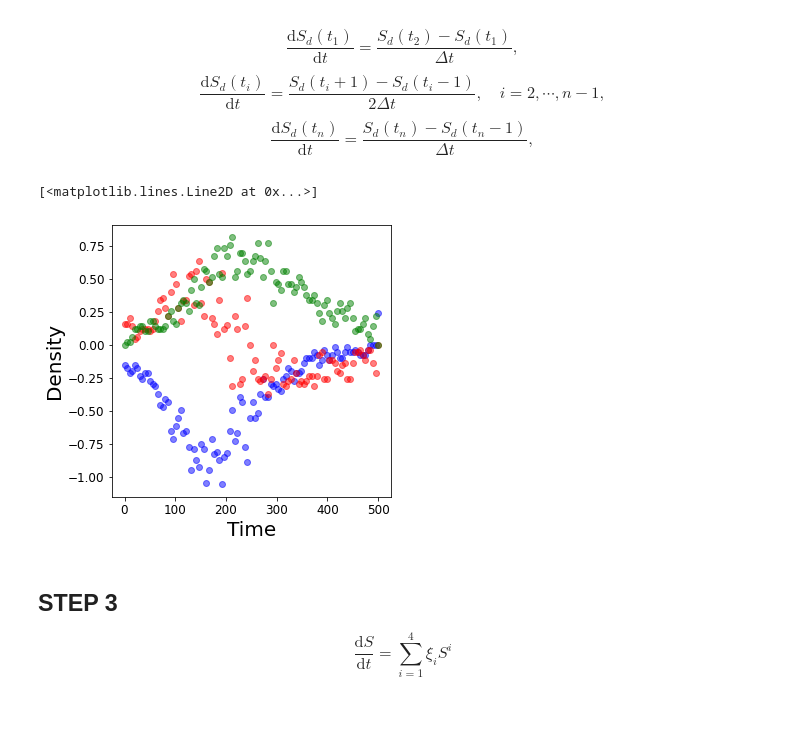
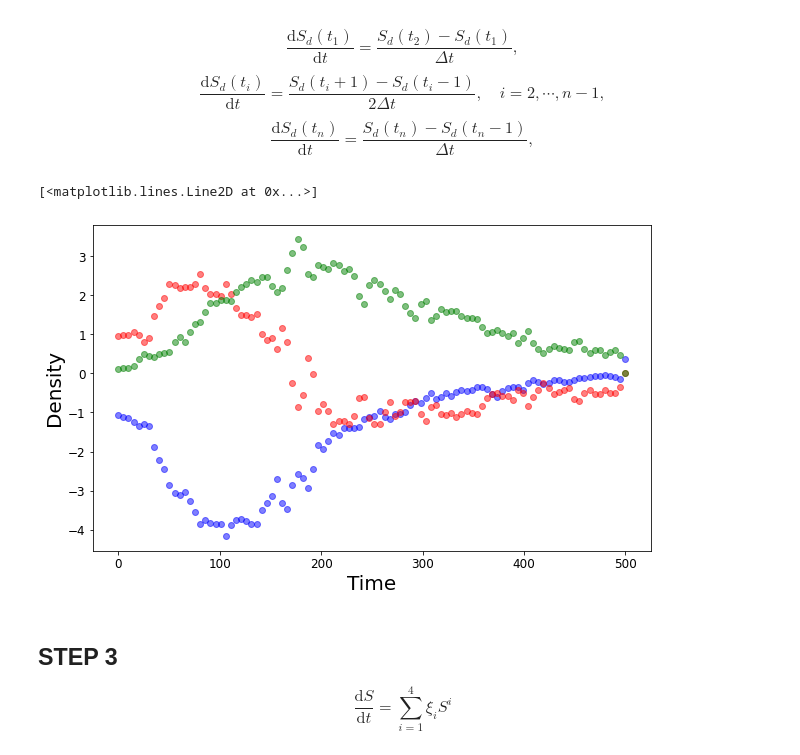
Before and after one commit to danHarold/m2r-project, a Jupyter notebook: m2r_project.ipynb, the cells around one changed output. Saved outputs shown, nothing was run; the diff lists cells and outputs as text; code cells hidden in the pictures; blank space fills up the shorter version.

```diff
--- a/m2r_project.ipynb
+++ b/m2r_project.ipynb
@@ -239,7 +239,7 @@ $$R_d(t)=\langle R_\text{ABM}(t)\rangle = \frac{1}{N}\sum_{n=1}^N R_\text{ABM}^{
 # %%
 #step 1 : produce averaged model simulation
 pr = 0.01
-lattice_size = 20
+lattice_size = 40
 n_simulations = 5
 t_end = 5
 t = np.linspace(0, t_end/pr, 100)
@@ -249,7 +249,7 @@ S_list = []
 I_list = []
 R_list = []
 
-fig = plt.figure(figsize=(5,5))
+fig = plt.figure(figsize=(10,6))
 ax = fig.add_subplot()
 ax.set_xlabel('Time', fontsize=20)
 ax.set_ylabel('Population', fontsize=20)
@@ -311,35 +311,35 @@ S_d = np.array(S_d)
 I_d = np.array(I_d)
 R_d = np.array(R_d)
 
 St = np.zeros(S_d.shape)
 It = np.zeros(I_d.shape)
 Rt = np.zeros(R_d.shape)
 
 for i in range(len(t)):
     if i == 0:
         St[i] = (S_d[1]-S_d[0])/dt
         It[i] = (I_d[1]-I_d[0])/dt
         Rt[i] = (R_d[1]-R_d[0])/dt
     elif i != len(t)-1:
         St[i] = (S_d[i+1]-S_d[i-1])/(2*dt)
         It[i] = (I_d[i+1]-I_d[i-1])/(2*dt)
         Rt[i] = (R_d[i+1]-R_d[i-1])/(2*dt)
     else:
         St[i] = (S_d[-1]-S_d[-2])/dt
         St[i] = (I_d[-1]-I_d[-2])/dt
         St[i] = (R_d[-1]-R_d[-2])/dt
 
-fig = plt.figure(figsize=(5,5))
+fig = plt.figure(figsize=(10,6))
 ax = fig.add_subplot()
 ax.set_xlabel('Time', fontsize=20)
 ax.set_ylabel('Density', fontsize=20)
 ax.tick_params(axis='both', labelsize=12)
 ax.plot(t,St, 'bo', alpha=0.5, label='St')
 ax.plot(t,It, 'ro', alpha=0.5,label='It')
 ax.plot(t,Rt, 'go', alpha=0.5,label='Rt')
 # %% [output]
 [<matplotlib.lines.Line2D at 0x...>]
-[figure, old version]
+[figure, new version]
 # %% [markdown]
 ## STEP 3
 $$
```
Also changed, not shown: parts of 6 cells of this notebook.
